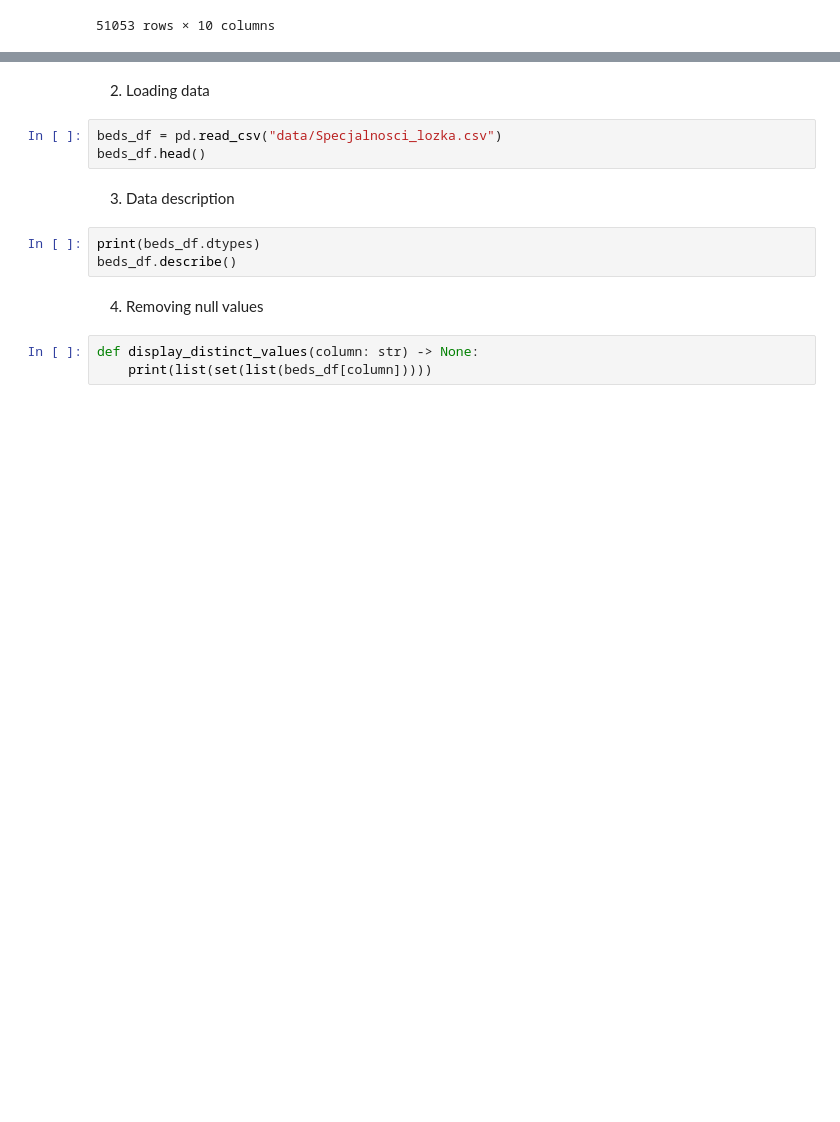
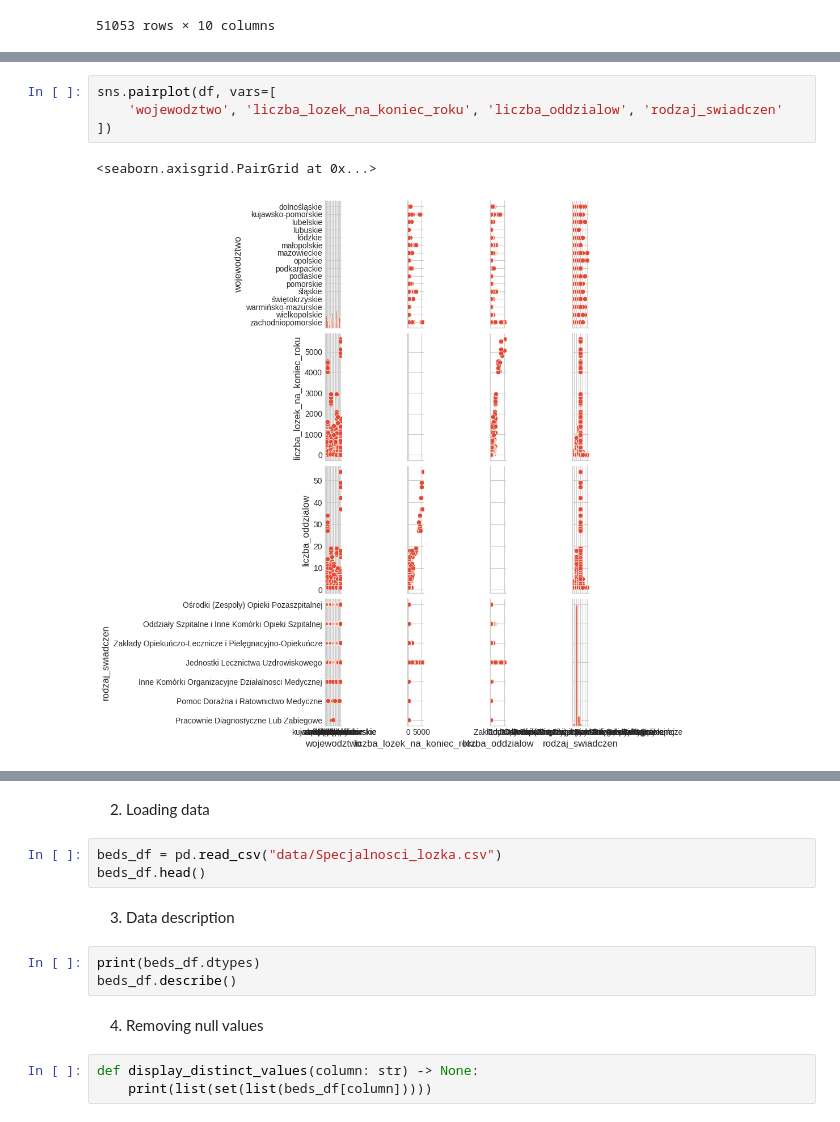
Before and after one commit to wiktorKycia/EDA, a Jupyter notebook: main.ipynb, the cells around one changed output, grey strips where cells are left out. Drawn from its saved outputs; the diff is of its cells as text; blank space fills up the shorter version.

```diff
--- a/main.ipynb
+++ b/main.ipynb
@@ -432,0 +455,7 @@ df
+# %%
+sns.pairplot(df, vars=[
+	'wojewodztwo', 'liczba_lozek_na_koniec_roku', 'liczba_oddzialow', 'rodzaj_swiadczen'
+])
+# %% [output]
+<seaborn.axisgrid.PairGrid at 0x...>
+[figure, added]
```
Also changed, not shown: parts of 6 cells of this notebook.
